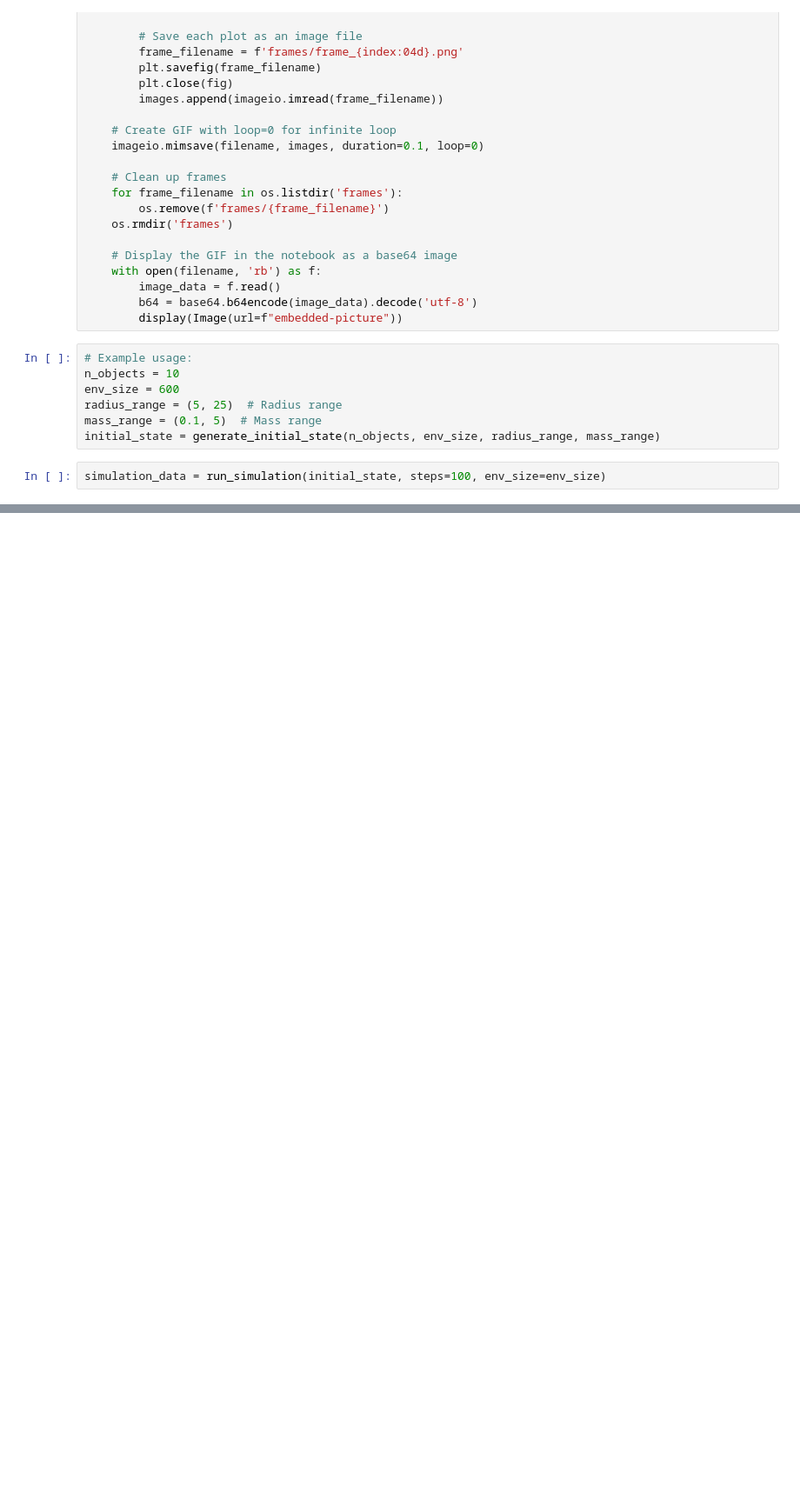
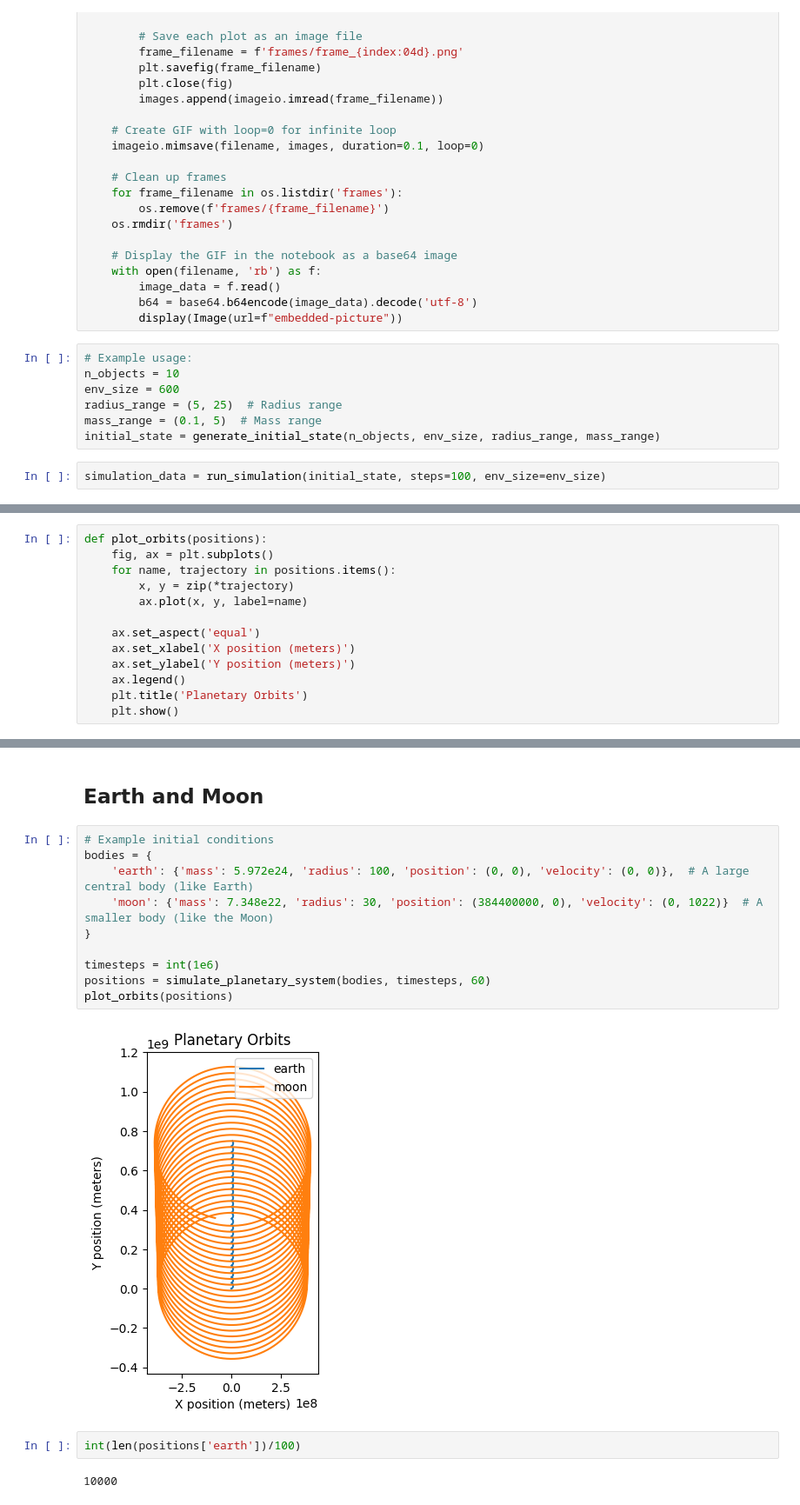
Before and after one commit to eagmon/notebook_tests, a Jupyter notebook: pymunk.ipynb, the cells around one changed output, grey strips where cells are left out. Shown at 87% size. Saved outputs shown, nothing was run; the diff lists cells and outputs as text; blank space fills up the shorter version.

Commit message:
attempted planetary simulations

```diff
--- a/pymunk.ipynb
+++ b/pymunk.ipynb
@@ -138,0 +183,13 @@ simulation_to_gif(simulation_data, env_size=env_size)
+# %%
+def plot_orbits(positions):
+    fig, ax = plt.subplots()
+    for name, trajectory in positions.items():
+        x, y = zip(*trajectory)
+        ax.plot(x, y, label=name)
+
+    ax.set_aspect('equal')
+    ax.set_xlabel('X position (meters)')
+    ax.set_ylabel('Y position (meters)')
+    ax.legend()
+    plt.title('Planetary Orbits')
+    plt.show()
@@ -138,0 +262,18 @@ simulation_to_gif(simulation_data, env_size=env_size)
+# %% [markdown]
+## Earth and Moon
+# %%
+# Example initial conditions
+bodies = {
+    'earth': {'mass': 5.972e24, 'radius': 100, 'position': (0, 0), 'velocity': (0, 0)},  # A large central body (like Earth)
+    'moon': {'mass': 7.348e22, 'radius': 30, 'position': (384400000, 0), 'velocity': (0, 1022)}  # A smaller body (like the Moon)
+}
+
+timesteps = int(1e6)
+positions = simulate_planetary_system(bodies, timesteps, 60)
+plot_orbits(positions)
+# %% [output]
+[figure, added]
+# %%
+int(len(positions['earth'])/100)
+# %% [output]
+10000
```
Also changed, not shown: parts of 9 cells of this notebook.
